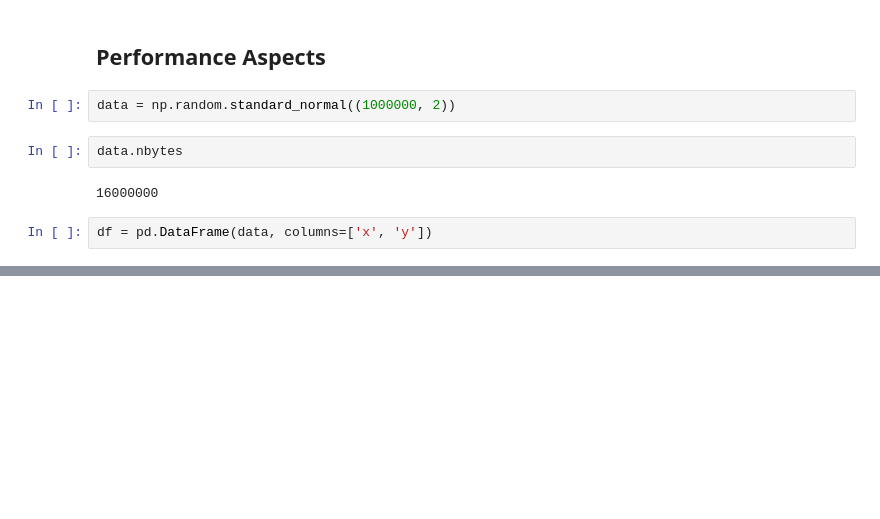
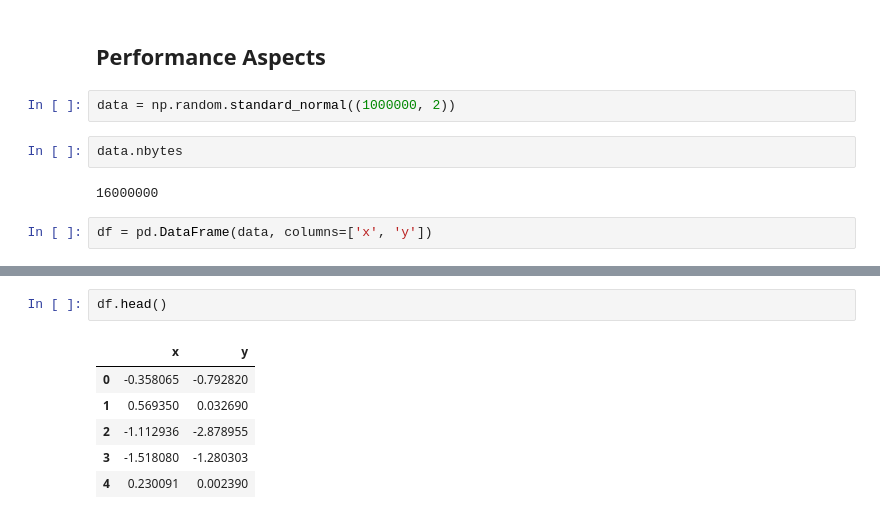
Before and after one commit to Jeffery12138/py4fi, a Jupyter notebook: code/ch05/05_pandas.ipynb, the cells around one changed output, grey strips where cells are left out. Drawn from its saved outputs; the diff is of its cells as text; blank space fills up the shorter version.

```diff
--- a/code/ch05/05_pandas.ipynb
+++ b/code/ch05/05_pandas.ipynb
@@ -962,3 +1106,12 @@ y    1000000 non-null float64
 dtypes: float64(2)
 memory usage: 15.3 MB
+# %%
+df.head()
+# %% [output]
+|  | x | y |
+| 0 | -0.358065 | -0.792820 |
+| 1 | 0.569350 | 0.032690 |
+| 2 | -1.112936 | -2.878955 |
+| 3 | -1.518080 | -1.280303 |
+| 4 | 0.230091 | 0.002390 |
 # %%
```
Also changed, not shown: parts of 58 cells of this notebook, 3 other files.
